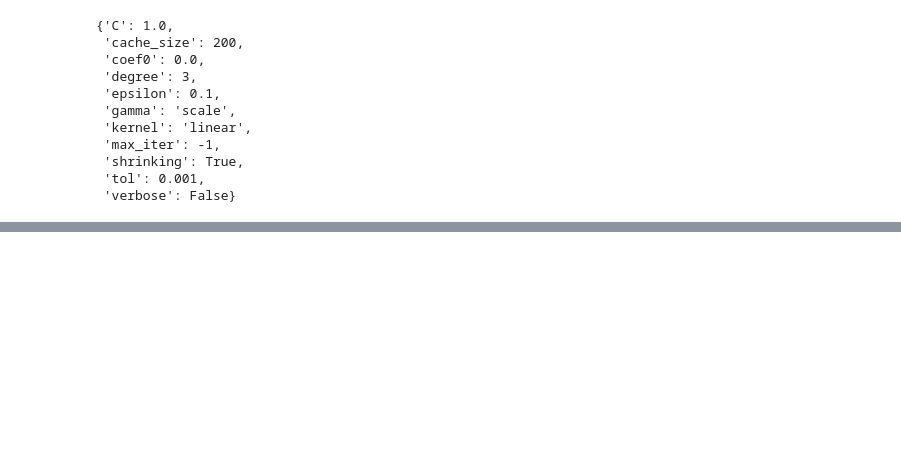
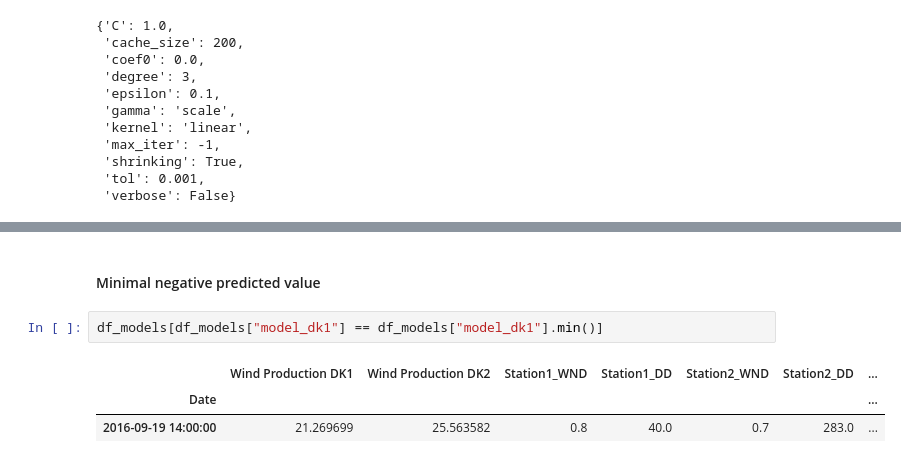
Before and after one commit to pederwessel-dev/case1-09032021, a Jupyter notebook: pyfiles/Case1_WindData_model.ipynb, the cells around one changed output, grey strips where cells are left out. Drawn from its saved outputs; the diff is of its cells as text; blank space fills up the shorter version.

```diff
--- a/pyfiles/Case1_WindData_model.ipynb
+++ b/pyfiles/Case1_WindData_model.ipynb
@@ -140,0 +178,8 @@ regr_dk2.get_params()
+# %% [markdown]
+#### Minimal negative predicted value
+# %%
+df_models[df_models["model_dk1"] == df_models["model_dk1"].min()]
+# %% [output]
+|  | Wind Production DK1 | Wind Production DK2 | Station1_WND | Station1_DD | Station2_WND | Station2_DD | ... |
+| Date |  |  |  |  |  |  | ... |
+| 2016-09-19 14:00:00 | 21.269699 | 25.563582 | 0.8 | 40.0 | 0.7 | 283.0 | ... |
```
Also changed, not shown: parts of 18 cells of this notebook, 3 other files.
